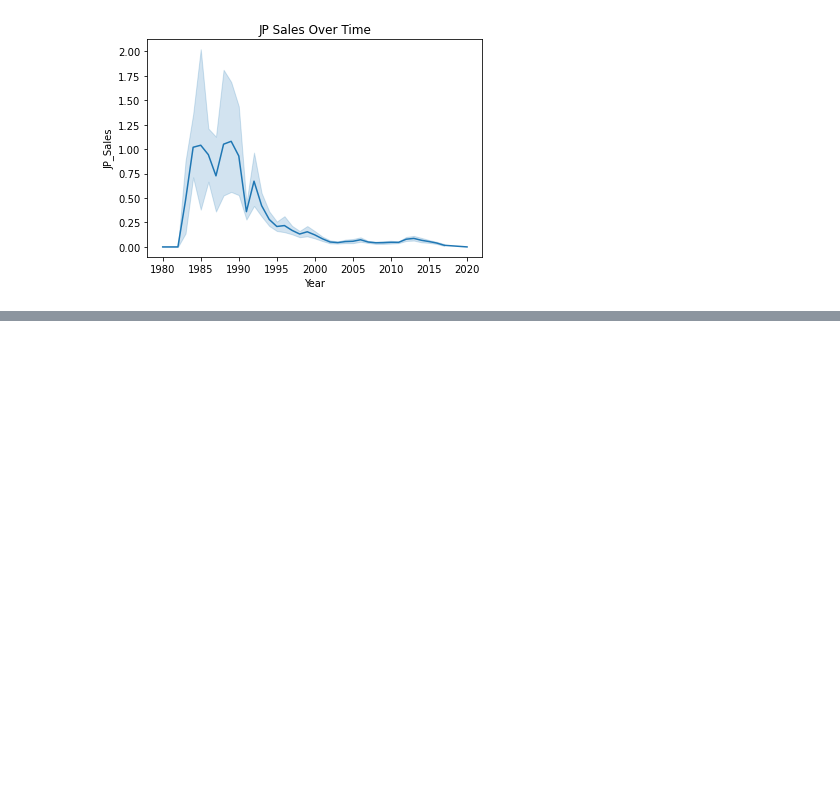
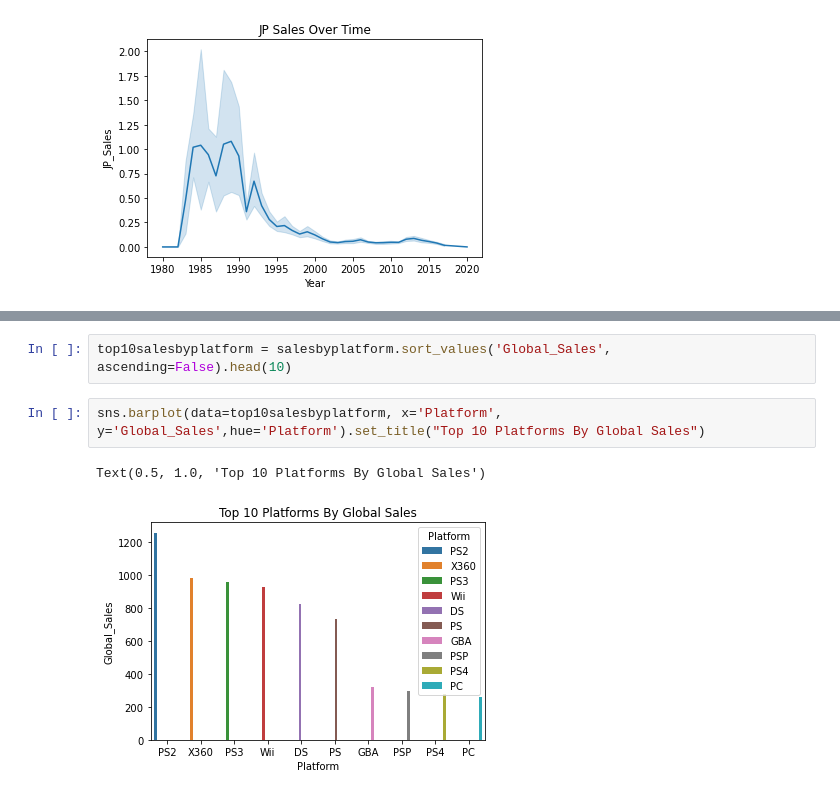
Before and after one commit to paulaked/data25-visualisations, a Jupyter notebook: Video Game Sales.ipynb, the cells around one changed output, grey strips where cells are left out. Drawn from its saved outputs; the diff is of its cells as text; blank space fills up the shorter version.

Commit message:
added visualisation of Top 10 Platforms By Global Sales

```diff
--- a/Video Game Sales.ipynb
+++ b/Video Game Sales.ipynb
@@ -94,0 +95,7 @@ salesbyplatform.sort_values('Global_Sales', ascending=False)
+# %%
+top10salesbyplatform = salesbyplatform.sort_values('Global_Sales', ascending=False).head(10)
+# %%
+sns.barplot(data=top10salesbyplatform, x='Platform', y='Global_Sales',hue='Platform').set_title("Top 10 Platforms By Global Sales")
+# %% [output]
+Text(0.5, 1.0, 'Top 10 Platforms By Global Sales')
+[figure, added]
```
Also changed, not shown: parts of 6 cells of this notebook.
